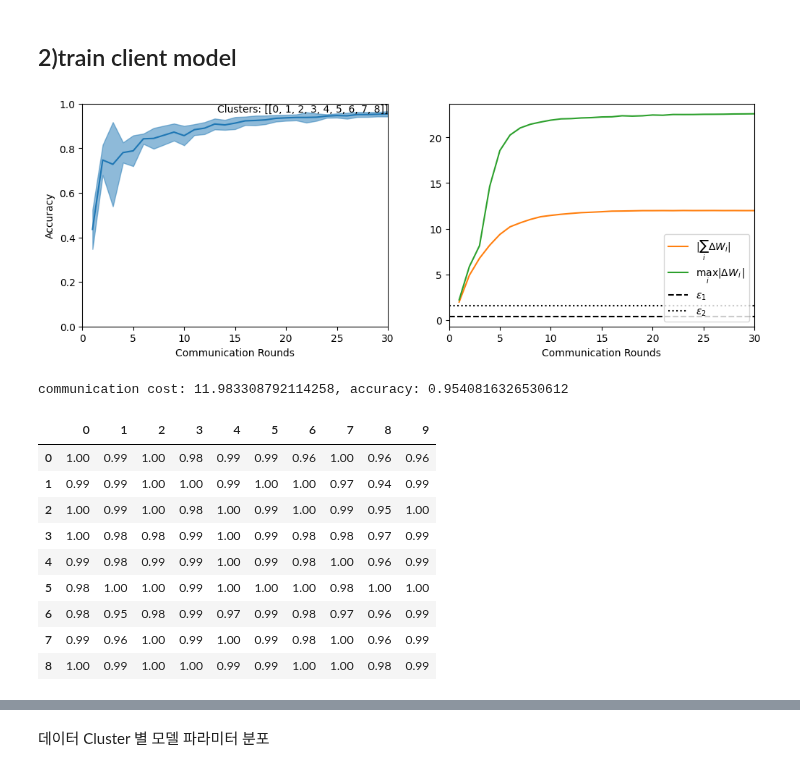
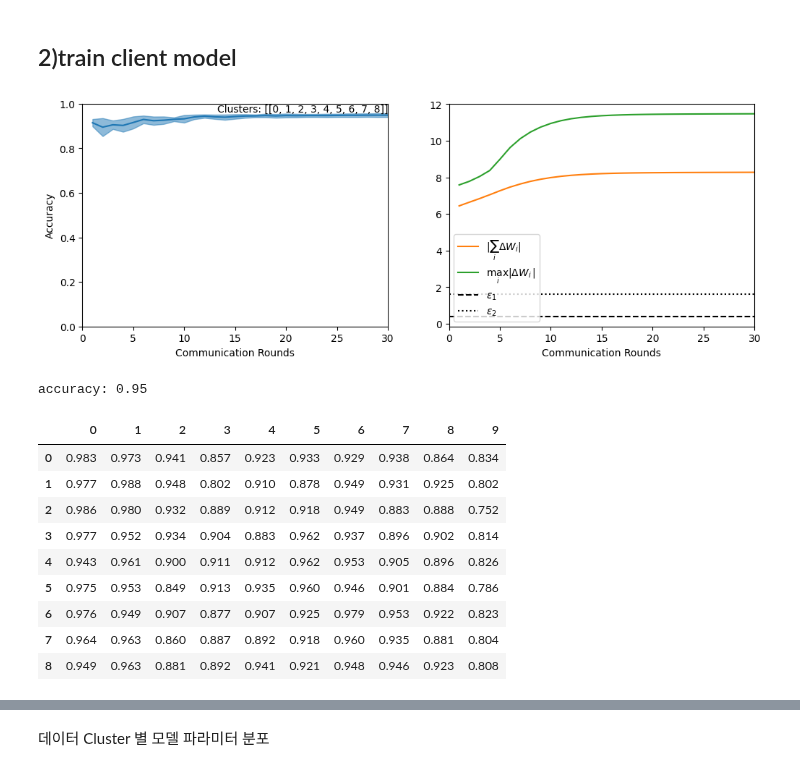
Before and after one commit to yangbaechu/FD-with-Label-Based-Group-Structure, a Jupyter notebook: clustered_federated_learning.ipynb, the cells around one changed output, grey strips where cells are left out. Saved outputs shown, nothing was run; the diff lists cells and outputs as text; code cells hidden in the pictures.

Commit message:
distillation data number experiments

```diff
--- a/clustered_federated_learning.ipynb
+++ b/clustered_federated_learning.ipynb
@@ -67,7 +67,7 @@ for i, client_datum in enumerate(client_data):
 
 
 server = Server(ConvNet, lambda x : torch.optim.SGD(x, lr=0.1, momentum=0.9),test_data)
-distillation_data = server.make_distillation_data()
+distillation_data = server.make_distillation_data(data_per_class=50)
 clients = [Client(ConvNet, lambda x : torch.optim.SGD(x, lr=0.1, momentum=0.9), dat, i, distillation_data)
            for i, dat in enumerate(client_data)]
 # %%
@@ -147,7 +147,11 @@ for c_round in range(1, COMMUNICATION_ROUNDS+1):
     participating_clients = server.select_clients(clients, frac=1.0)
 
     for client in participating_clients:
+        if c_round == 1:
+            client.distill()
+
         train_stats = client.compute_weight_update(epochs=1) #train client
+
         if c_round == 1000:
             client.reset()
 
@@ -175,49 +179,49 @@ for c_round in range(1, COMMUNICATION_ROUNDS+1):
         label_predicted = pd.DataFrame()
         label_soft_sum = pd.DataFrame()
         label_diff = pd.DataFrame()
 
         for i, client in enumerate(clients):
             acc, pred, sum_, diff = server.evaluate(client.model)
             # Convert each dictionary to a DataFrame and append to the respective DataFrame
             label_accuracies = label_accuracies.append(pd.DataFrame(acc, index=[i]))
             label_predicted = label_predicted.append(pd.DataFrame(pred, index=[i]))
             label_soft_sum = label_soft_sum.append(pd.DataFrame(sum_, index=[i]))
             label_diff = label_diff.append(pd.DataFrame(diff, index=[i]))
 
         # Reset index for all DataFrames
         label_accuracies.reset_index(drop=True, inplace=True)
         label_predicted.reset_index(drop=True, inplace=True)
         label_soft_sum.reset_index(drop=True, inplace=True)
         label_diff.reset_index(drop=True, inplace=True)
 
 
     average_dw = server.get_average_dw(clients)
-    print(average_dw)
+    #print(average_dw)
     cfl_stats.log({"acc_clients" : acc_clients, "mean_norm" : mean_norm, "max_norm" : max_norm,
                   "rounds" : c_round, "clusters" : cluster_indices, "average_dw": average_dw})
 
 
     display_train_stats(cfl_stats, EPS_1, EPS_2, COMMUNICATION_ROUNDS)
 
 
 for idc in cluster_indices:
     server.cache_model(idc, clients[idc[0]].W, acc_clients)
 # %% [output]
-[figure, old version]
+[figure, new version]
-communication cost: 11.983308792114258, accuracy: 0.9540816326530612
+accuracy: 0.95
 # %%
 label_accuracies.sort_index(axis=1)
 # %% [output]
 |  | 0 | 1 | 2 | 3 | 4 | 5 | 6 | 7 | 8 | 9 |
-| 0 | 1.00 | 0.99 | 1.00 | 0.98 | 0.99 | 0.99 | 0.96 | 1.00 | 0.96 | 0.96 |
-| 1 | 0.99 | 0.99 | 1.00 | 1.00 | 0.99 | 1.00 | 1.00 | 0.97 | 0.94 | 0.99 |
-| 2 | 1.00 | 0.99 | 1.00 | 0.98 | 1.00 | 0.99 | 1.00 | 0.99 | 0.95 | 1.00 |
-| 3 | 1.00 | 0.98 | 0.98 | 0.99 | 1.00 | 0.99 | 0.98 | 0.98 | 0.97 | 0.99 |
-| 4 | 0.99 | 0.98 | 0.99 | 0.99 | 1.00 | 0.99 | 0.98 | 1.00 | 0.96 | 0.99 |
-| 5 | 0.98 | 1.00 | 1.00 | 0.99 | 1.00 | 1.00 | 1.00 | 0.98 | 1.00 | 1.00 |
-| 6 | 0.98 | 0.95 | 0.98 | 0.99 | 0.97 | 0.99 | 0.98 | 0.97 | 0.96 | 0.99 |
-| 7 | 0.99 | 0.96 | 1.00 | 0.99 | 1.00 | 0.99 | 0.98 | 1.00 | 0.96 | 0.99 |
-| 8 | 1.00 | 0.99 | 1.00 | 1.00 | 0.99 | 0.99 | 1.00 | 1.00 | 0.98 | 0.99 |
+| 0 | 0.983 | 0.973 | 0.941 | 0.857 | 0.923 | 0.933 | 0.929 | 0.938 | 0.864 | 0.834 |
+| 1 | 0.977 | 0.988 | 0.948 | 0.802 | 0.910 | 0.878 | 0.949 | 0.931 | 0.925 | 0.802 |
+| 2 | 0.986 | 0.980 | 0.932 | 0.889 | 0.912 | 0.918 | 0.949 | 0.883 | 0.888 | 0.752 |
+| 3 | 0.977 | 0.952 | 0.934 | 0.904 | 0.883 | 0.962 | 0.937 | 0.896 | 0.902 | 0.814 |
+| 4 | 0.943 | 0.961 | 0.900 | 0.911 | 0.912 | 0.962 | 0.953 | 0.905 | 0.896 | 0.826 |
+| 5 | 0.975 | 0.953 | 0.849 | 0.913 | 0.935 | 0.960 | 0.946 | 0.901 | 0.884 | 0.786 |
+| 6 | 0.976 | 0.949 | 0.907 | 0.877 | 0.907 | 0.925 | 0.979 | 0.953 | 0.922 | 0.823 |
+| 7 | 0.964 | 0.963 | 0.860 | 0.887 | 0.892 | 0.918 | 0.960 | 0.935 | 0.881 | 0.804 |
+| 8 | 0.949 | 0.963 | 0.881 | 0.892 | 0.941 | 0.921 | 0.948 | 0.946 | 0.923 | 0.808 |
 # %%
 label_soft_sum.sort_index(axis=1)
 # %% [output]
```
Also changed, not shown: parts of 8 cells of this notebook, 3 other files.
